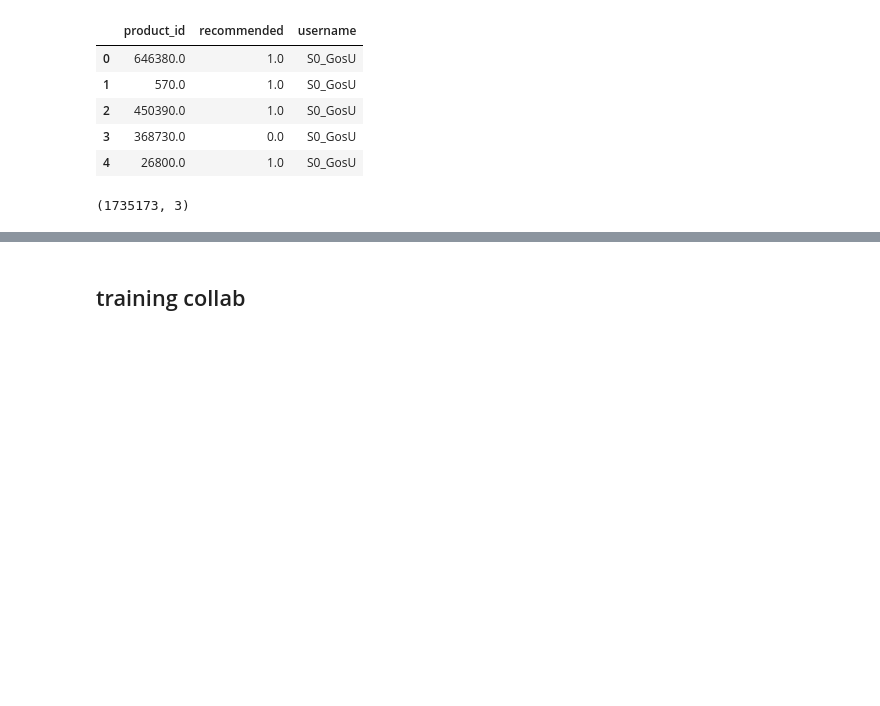
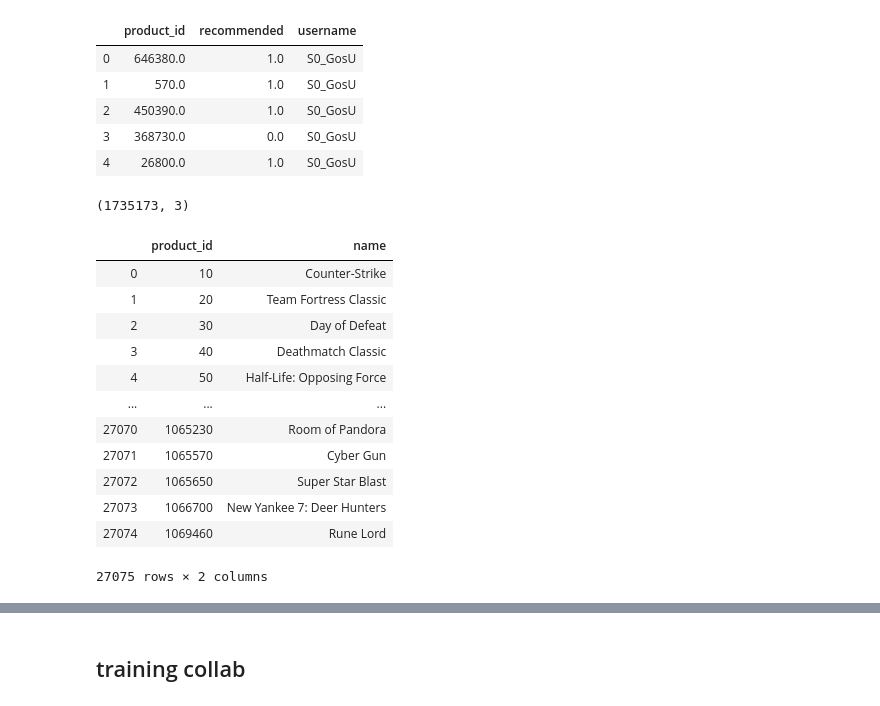
Before and after one commit to gsajko/steam-reviews, a Jupyter notebook: collab.ipynb, the cells around one changed output, grey strips where cells are left out. Drawn from its saved outputs; the diff is of its cells as text; code cells hidden in the pictures; blank space fills up the shorter version.

```diff
--- a/collab.ipynb
+++ b/collab.ipynb
@@ -35,3 +33,24 @@ df.head()
 df.shape
 # %% [output]
 (1735173, 3)
+# %%
+csvfile = "steam.csv"
+df_games = pd.read_csv(csvfile)
+df_games = df_games[["appid", "name"]]
+df_games = df_games.rename(columns={"appid": "product_id"}, errors="raise")
+# %%
+df_games
+# %% [output]
+|  | product_id | name |
+| 0 | 10 | Counter-Strike |
+| 1 | 20 | Team Fortress Classic |
+| 2 | 30 | Day of Defeat |
+| 3 | 40 | Deathmatch Classic |
+| 4 | 50 | Half-Life: Opposing Force |
+| ... | ... | ... |
+| 27070 | 1065230 | Room of Pandora |
+| 27071 | 1065570 | Cyber Gun |
+| 27072 | 1065650 | Super Star Blast |
+| 27073 | 1066700 | New Yankee 7: Deer Hunters |
+| 27074 | 1069460 | Rune Lord |
+27075 rows × 2 columns
```
Also changed, not shown: parts of 14 cells of this notebook.
